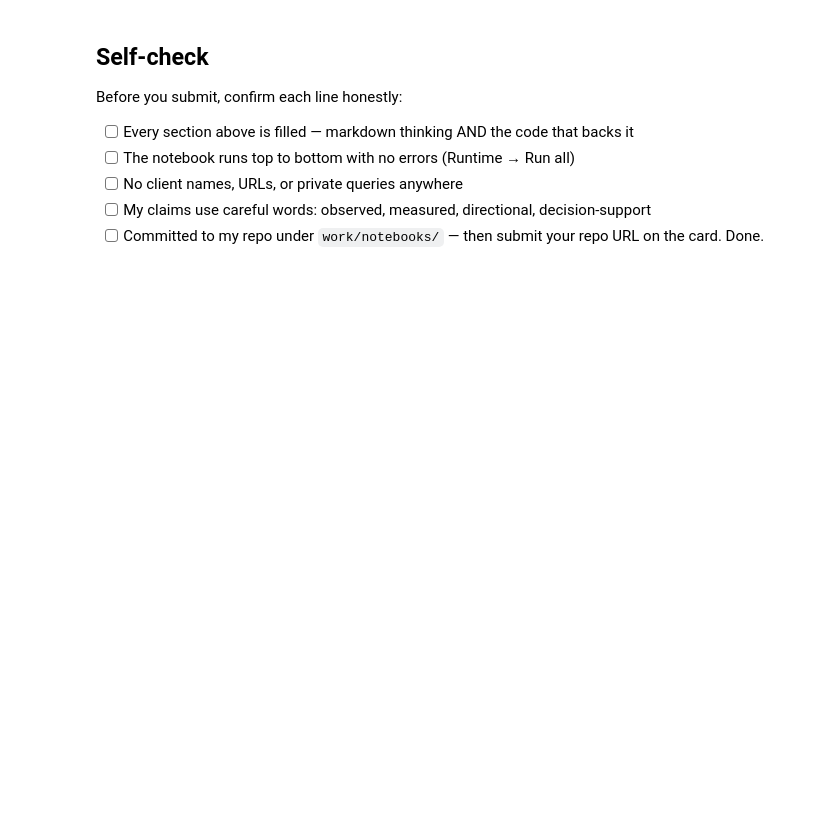
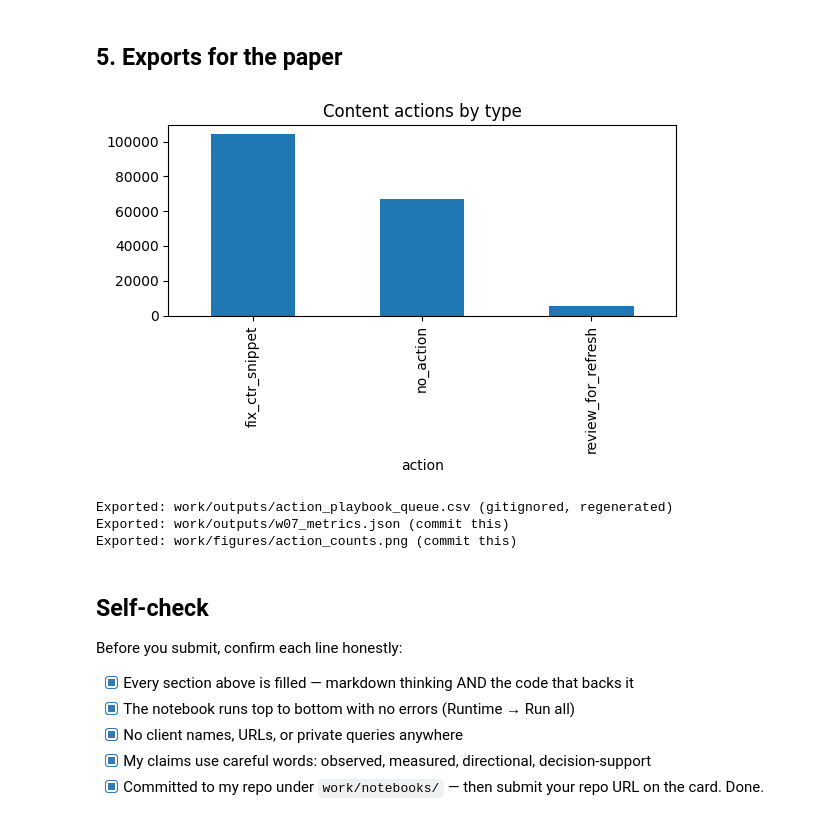
Before and after one commit to Farrukh776/flyrank-ai, a Jupyter notebook: work/notebooks/w07_action_playbook.ipynb, the cells around one changed output. Saved outputs shown, nothing was run; the diff lists cells and outputs as text; code cells hidden in the pictures; blank space fills up the shorter version.

```diff
--- a/work/notebooks/w07_action_playbook.ipynb
+++ b/work/notebooks/w07_action_playbook.ipynb
@@ -43,0 +158,10 @@ This skeleton is yours to fill. Work the sections **in order** — each one has
+# %%
+monitoring_metrics = {
+    "base_rate": round(float(y.mean()), 4),
+    "precision_at_20_grouped": 0.55,
+    "precision_at_50_grouped": 0.66,
+    "ga4_availability_pct": 4.2,
+    "month": MONTH,
+    "n_rows": len(df)
+}
+print(json.dumps(monitoring_metrics, indent=2))
@@ -44,10 +177,38 @@ This skeleton is yours to fill. Work the sections **in order** — each one has
+# %% [markdown]
+## 5. Exports for the paper
+# %%
+import os
+os.makedirs("work/outputs", exist_ok=True)
+os.makedirs("work/figures", exist_ok=True)
+
+playbook_queue.to_csv("work/outputs/action_playbook_queue.csv", index=False)
+
+with open("work/outputs/w07_metrics.json", "w") as f:
+    json.dump(monitoring_metrics, f, indent=2)
+
+import matplotlib.pyplot as plt
+fig, ax = plt.subplots(figsize=(6,4))
+playbook_queue["action"].value_counts().plot(kind="bar", ax=ax)
+ax.set_title("Content actions by type")
+plt.tight_layout()
+plt.savefig("work/figures/action_counts.png", dpi=150)
+plt.show()
+
+print("Exported: work/outputs/action_playbook_queue.csv (gitignored, regenerated)")
+print("Exported: work/outputs/w07_metrics.json (commit this)")
+print("Exported: work/figures/action_counts.png (commit this)")
+# %% [output]
+[figure, added]
+Exported: work/outputs/action_playbook_queue.csv (gitignored, regenerated)
+Exported: work/outputs/w07_metrics.json (commit this)
+Exported: work/figures/action_counts.png (commit this)
 # %% [markdown]
 ## Self-check
 
 Before you submit, confirm each line honestly:
 
-- [ ] Every section above is filled — markdown thinking AND the code that backs it
-- [ ] The notebook runs top to bottom with no errors (Runtime → Run all)
-- [ ] No client names, URLs, or private queries anywhere
-- [ ] My claims use careful words: observed, measured, directional, decision-support
-- [ ] Committed to my repo under `work/notebooks/` — then submit your repo URL on the card. Done.
+- [x] Every section above is filled — markdown thinking AND the code that backs it
+- [x] The notebook runs top to bottom with no errors (Runtime → Run all)
+- [x] No client names, URLs, or private queries anywhere
+- [x] My claims use careful words: observed, measured, directional, decision-support
+- [x] Committed to my repo under `work/notebooks/` — then submit your repo URL on the card. Done.
```
Also changed, not shown: parts of 20 cells of this notebook.
